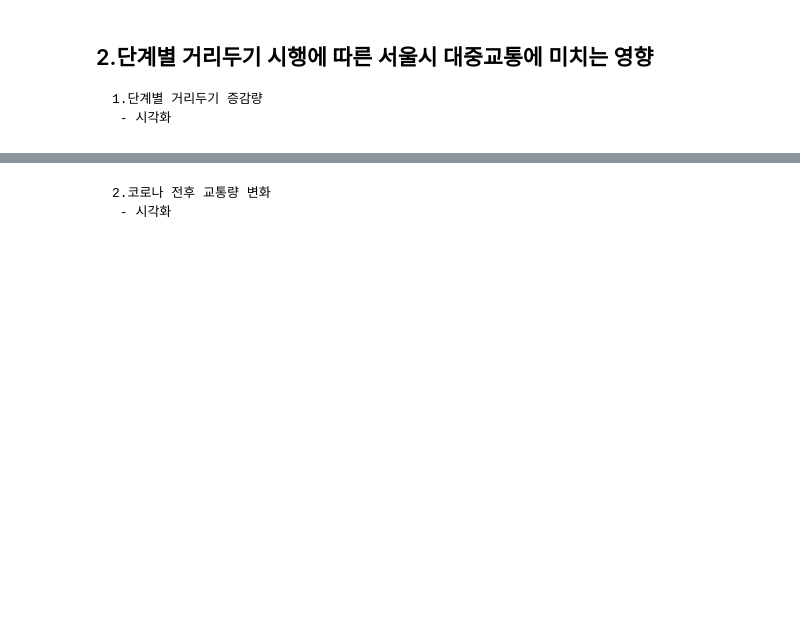
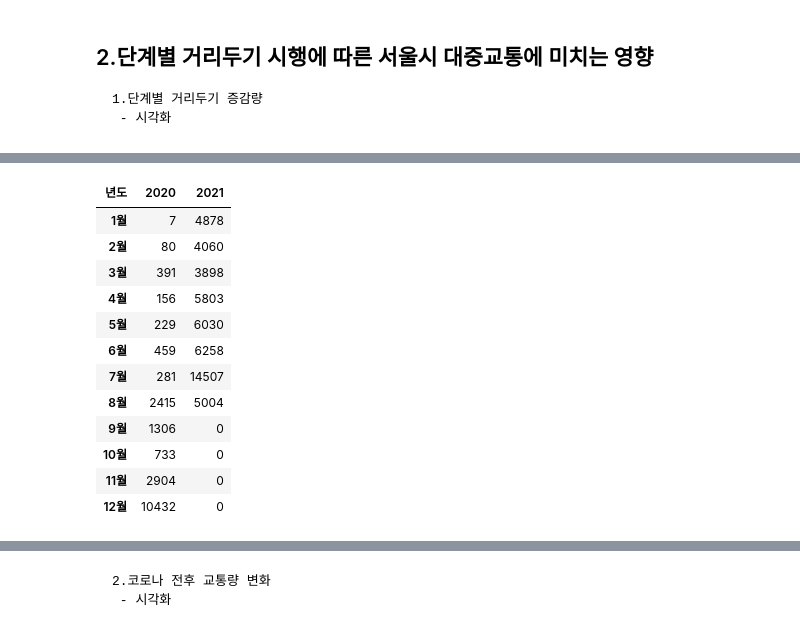
Before and after one commit to JSIncognito/critical_shoot_project, a Jupyter notebook: 01.source/03. 시각화/team_project_frame.ipynb, the cells around one changed output, grey strips where cells are left out. Saved outputs shown, nothing was run; the diff lists cells and outputs as text; code cells hidden in the pictures; blank space fills up the shorter version.

```diff
--- a/01.source/03. 시각화/team_project_frame.ipynb
+++ b/01.source/03. 시각화/team_project_frame.ipynb
@@ -42,0 +66,21 @@ ex) 코로나 증가 -> (버스,지하철) 감소 || 대체 교통수단(자전
+# %%
+covid_month.index = covid_month["Unnamed: 0"]
+covid_month.index.name = "년도"
+covid_month.drop(["Unnamed: 0", "총합"], axis = 1, inplace=True)
+covid_month = covid_month.T
+
+covid_month
+# %% [output]
+| 년도 | 2020 | 2021 |
+| 1월 | 7 | 4878 |
+| 2월 | 80 | 4060 |
+| 3월 | 391 | 3898 |
+| 4월 | 156 | 5803 |
+| 5월 | 229 | 6030 |
+| 6월 | 459 | 6258 |
+| 7월 | 281 | 14507 |
+| 8월 | 2415 | 5004 |
+| 9월 | 1306 | 0 |
+| 10월 | 733 | 0 |
+| 11월 | 2904 | 0 |
+| 12월 | 10432 | 0 |
```
Also changed, not shown: parts of 14 cells of this notebook.
